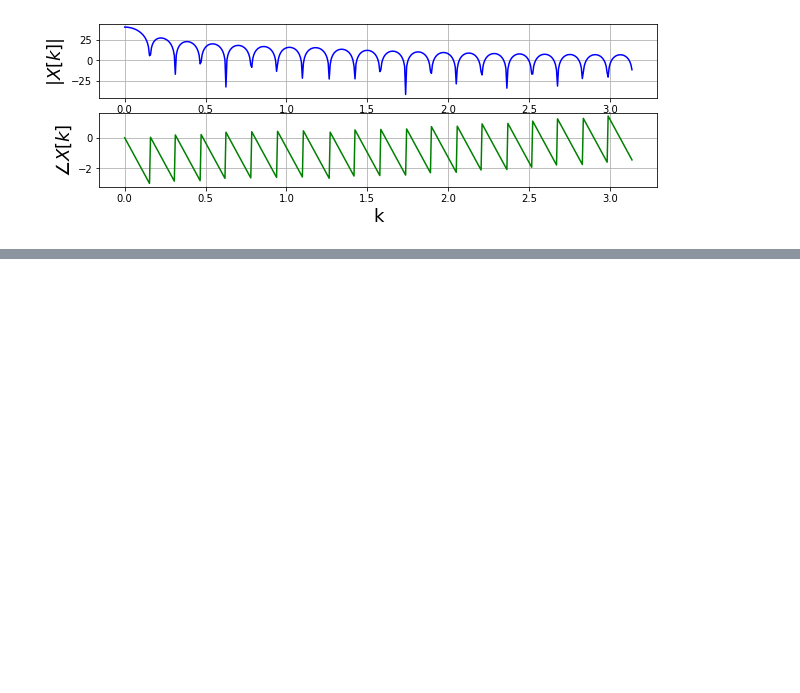
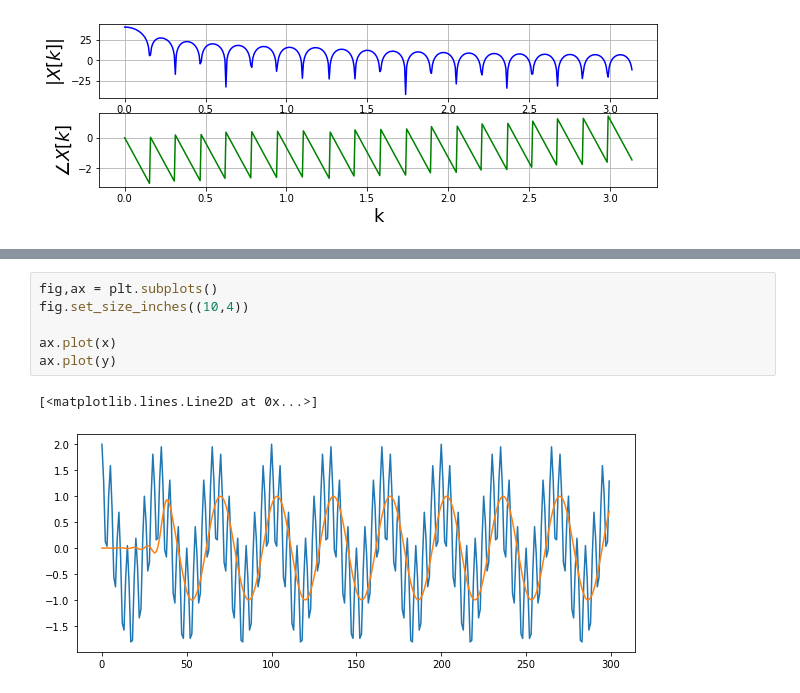
Before and after one commit to ecandeia/PDS, a Jupyter notebook: Filtros/FIR.ipynb, the cells around one changed output, grey strips where cells are left out. Cells and saved outputs as stored; diff of their text form; blank space fills up the shorter version.

```diff
--- a/Filtros/FIR.ipynb
+++ b/Filtros/FIR.ipynb
@@ -182,0 +295,9 @@ ax[1].grid()
+# %%
+fig,ax = plt.subplots()
+fig.set_size_inches((10,4))
+
+ax.plot(x)
+ax.plot(y)
+# %% [output]
+[<matplotlib.lines.Line2D at 0x...>]
+[figure, added]
```
Also changed, not shown: parts of 10 cells of this notebook.
